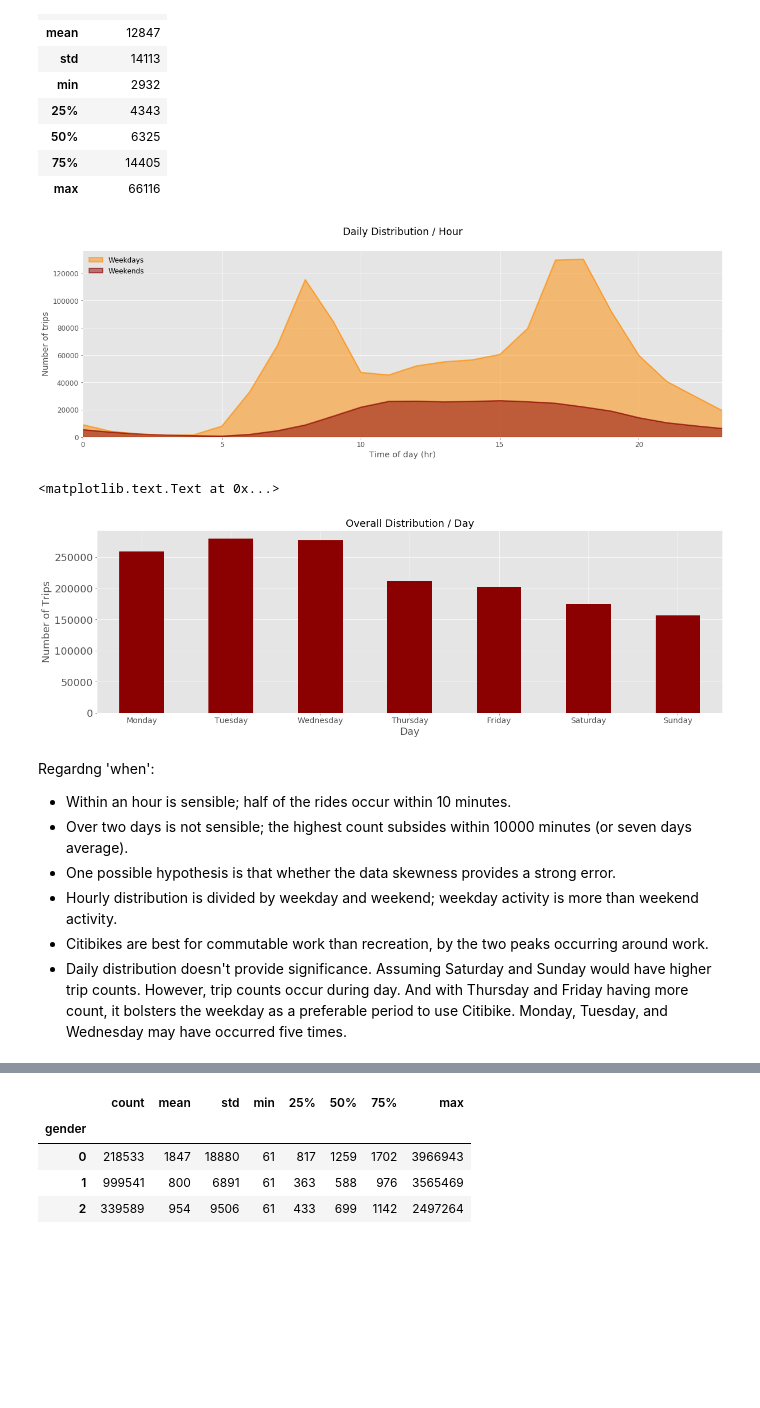
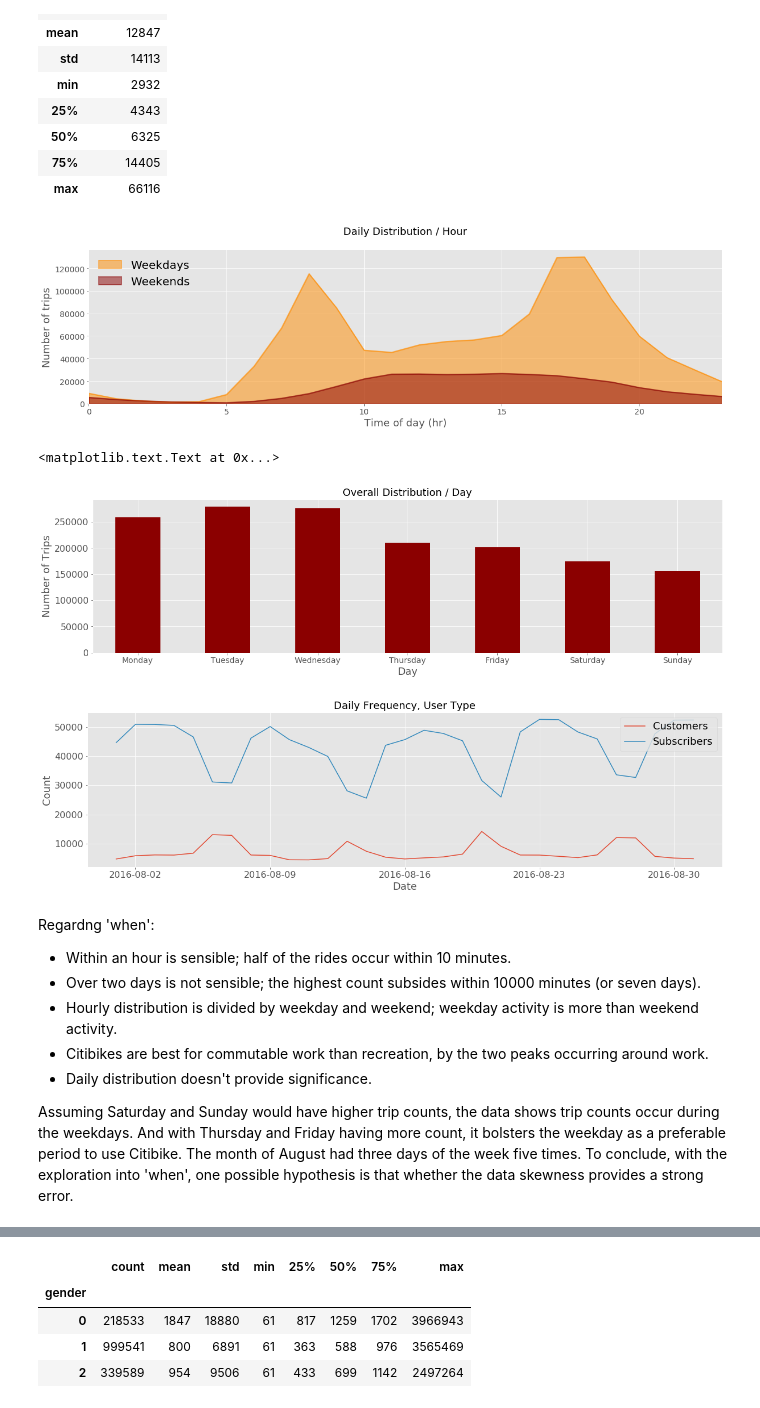
Before and after one commit to advanit/sb-submit, a Jupyter notebook: story.ipynb, the cells around one changed output, grey strips where cells are left out. Cells and saved outputs as stored; diff of their text form; code cells hidden in the pictures; blank space fills up the shorter version.

```diff
--- a/story.ipynb
+++ b/story.ipynb
@@ -290,22 +295,21 @@ weekend = sample[sample.starttime.dt.weekday >= 5]
 weekday_countsPerHr = weekday.groupby(weekday.starttime.dt.hour).size()
 weekend_countsPerHr = weekend.groupby(weekend.starttime.dt.hour).size()
 # %%
-weekday_countsPerHr.plot(kind = 'area', stacked = False, figsize = (20, 6), color = 'darkorange', linewidth = 2, label='Weekdays')
+weekday_countsPerHr.plot(kind = 'area', stacked = False, figsize = (20, 5), color = 'darkorange', linewidth = 2, label='Weekdays')
 weekend_countsPerHr.plot(kind = 'area', stacked = False, color = 'darkred', linewidth = 2, label='Weekends')
 
-plt.rcParams.update({'font.size': 18, 'legend.fontsize': 20})
-plt.tick_params(axis = 'both', which = 'major', labelsize = 12)
-plt.title('Daily Distribution / Hour\n')
-plt.xlabel('Time of day (hr)')
-plt.ylabel('Number of trips')
+plt.tick_params(axis = 'both', which = 'major', labelsize = 14)
+plt.title('Daily Distribution / Hour\n', fontsize = 18)
+plt.xlabel('Time of day (hr)', fontsize = 18)
+plt.ylabel('Number of trips', fontsize = 18)
 legend = plt.legend(loc='upper left', frameon = False)
 # %% [output]
-[figure, old version]
+[figure, new version]
 # %%
 # When: Weekly count of checkouts by day
 week_countsPerDay = sample.groupby(sample.starttime.dt.weekday).size()
 week_countsPerDay.index = ['Monday', 'Tuesday', 'Wednesday', 'Thursday', 'Friday', 'Saturday', 'Sunday']
-week_countsPerDay.plot(kind = 'bar', stacked = False, figsize = (20,6), color='darkred', linewidth=2, label='Month')
+week_countsPerDay.plot(kind = 'bar', stacked = False, figsize = (20,5), color='darkred', linewidth=2, label='Month')
 
 plt.rcParams.update({'font.size': 18, 'legend.fontsize': 20})
 plt.title('Overall Distribution / Day', fontsize=18)
@@ -314,15 +318,28 @@ plt.xlabel('Day', fontsize=18)
 plt.ylabel('Number of Trips', fontsize=18)
 # %% [output]
 <matplotlib.text.Text at 0x...>
-[figure, old version]
+[figure, new version]
+# %%
+# Daily Distribution, Usertype
+plt.figure(figsize=[20,5])
+plt.plot(sample[sample['usertype']=='Customer'].starttime.dt.normalize().value_counts().sort_index())
+plt.plot(sample[sample['usertype']=='Subscriber'].starttime.dt.normalize().value_counts().sort_index())
+plt.title('Daily Frequency, User Type', fontsize=18)
+plt.xlabel('Date', fontsize=18)
+plt.ylabel('Count', fontsize=18)
+plt.legend(loc='upper right', labels=users, fontsize=18)
+plt.show()
+# %% [output]
+[figure, added]
 # %% [markdown]
 Regardng 'when':
 * Within an hour is sensible; half of the rides occur within 10 minutes.
-* Over two days is not sensible; the highest count subsides within 10000 minutes (or seven days average).
-* One possible hypothesis is that whether the data skewness provides a strong error.
+* Over two days is not sensible; the highest count subsides within 10000 minutes (or seven days).
 * Hourly distribution is divided by weekday and weekend; weekday activity is more than weekend activity.
 * Citibikes are best for commutable work than recreation, by the two peaks occurring around work.
-* Daily distribution doesn't provide significance.  Assuming Saturday and Sunday would have higher trip counts.  However, trip counts occur during day.  And with Thursday and Friday having more count, it bolsters the weekday as a preferable period to use Citibike.  Monday, Tuesday, and Wednesday may have occurred five times.
+* Daily distribution doesn't provide significance.
+
+Assuming Saturday and Sunday would have higher trip counts, the data shows trip counts occur during the weekdays.  And with Thursday and Friday having more count, it bolsters the weekday as a preferable period to use Citibike.  The month of August had three days of the week five times.  To conclude, with the exploration into 'when', one possible hypothesis is that whether the data skewness provides a strong error.
 # %%
 # HOW / Trip Duration by Birth Year: Here a scatterplot is used to compare the trip duration across birth year.
 plt.figure(figsize=[20,10])
```
Also changed, not shown: parts of 22 cells of this notebook.
